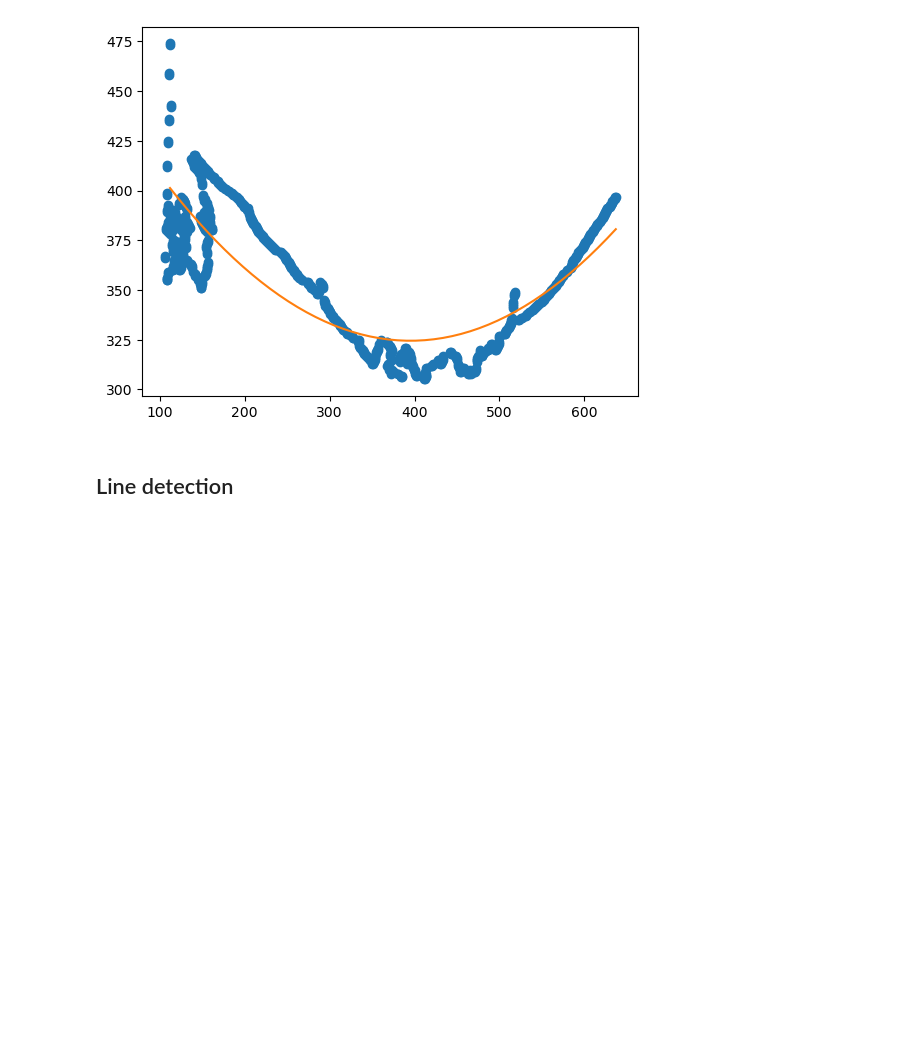
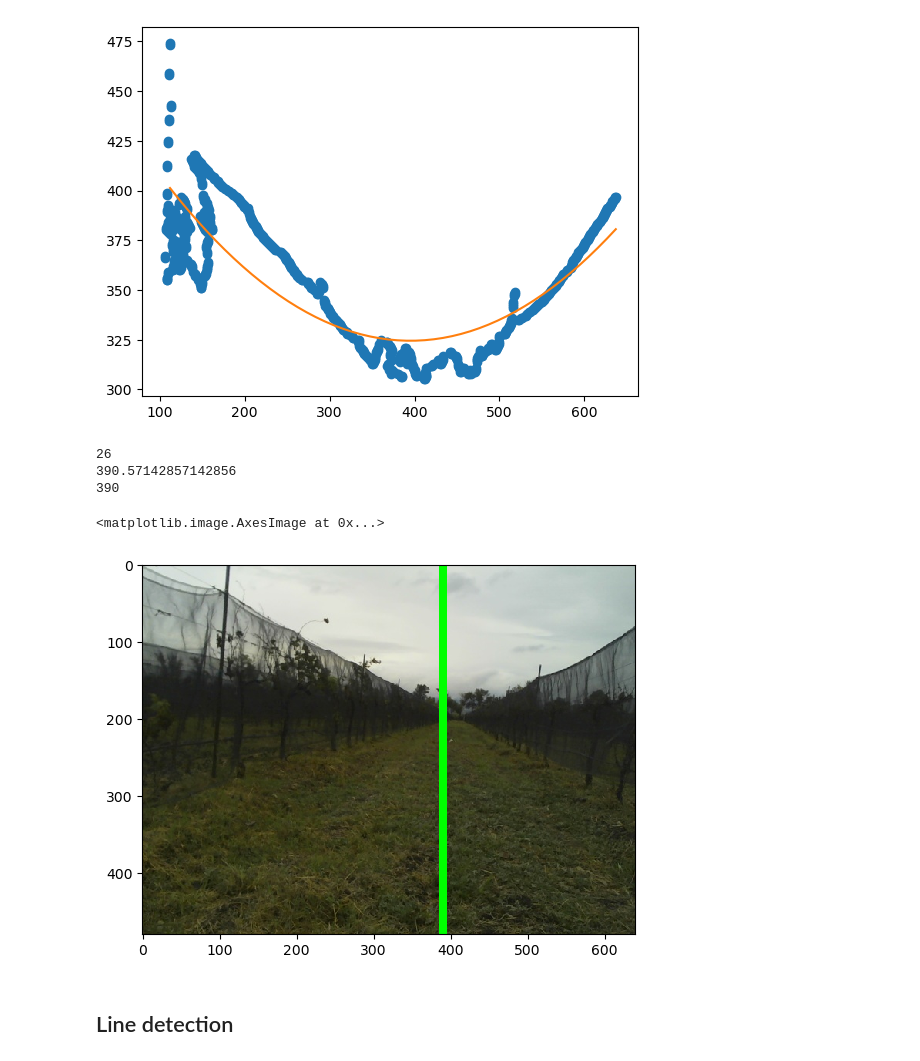
Before and after one commit to EnricoMendez/lines_vineyard, a Jupyter notebook: scripts/Blop detection copy.ipynb, the cells around one changed output. Cells and saved outputs as stored; diff of their text form; code cells hidden in the pictures; blank space fills up the shorter version.

```diff
--- a/scripts/Blop detection copy.ipynb
+++ b/scripts/Blop detection copy.ipynb
@@ -132,10 +132,13 @@ print(sobelxy)
  [0 0 0 ... 0 0 0]
  [0 0 0 ... 0 0 0]]
 # %%
+y=480
+x=640
+
 x_list = []
 y_list = []
 
-y_cont = 480
+y_cont = y
 for y in sobelxy:
     x_cont = 0
     for x in y:
@@ -163,6 +166,25 @@ plt.plot(x_list, y_list, 'o', new_x, new_y)
 [<matplotlib.lines.Line2D at 0x...>,
  <matplotlib.lines.Line2D at 0x...>]
 [figure]
+# %%
+from math import floor
+
+#Find the point ath the half of the curve
+lowest_yindex=np.where(new_y == np.amin(new_y))
+print(lowest_yindex[0][0])
+print(new_x[lowest_yindex[0][0]])
+point_x = int(new_x[lowest_yindex[0][0]])
+print(point_x)
+original_copy = original
+cv2.line(original_copy,(point_x,0),(point_x,480),(0,255,0),9)
+#cv2.line(original,(index,0),(index,x),(255,0,0),9)
+plt.imshow(original_copy, cmap='gray')
+# %% [output]
+26
+390.57142857142856
+390
+<matplotlib.image.AxesImage at 0x...>
+[figure, added]
 # %% [markdown]
 ## Line detection
 # %%
```
Also changed, not shown: parts of 2 cells of this notebook.
